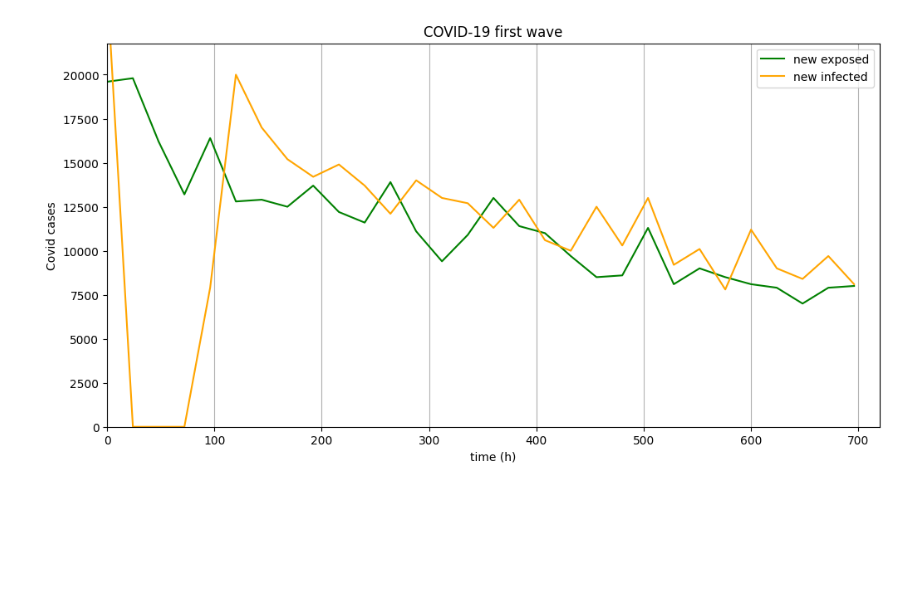
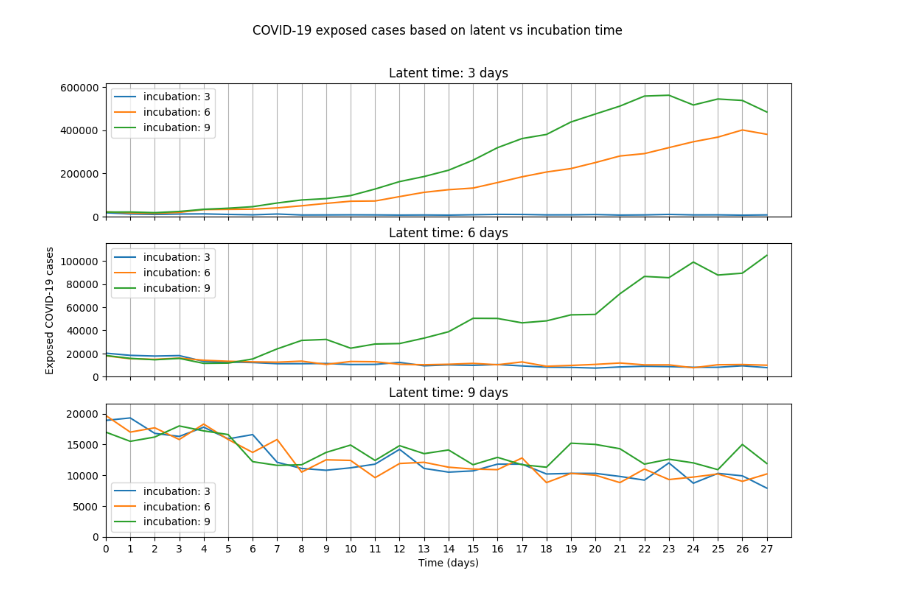
Before and after one commit to larsdekwant/covid-gravity-model, a Jupyter notebook: heatmap.ipynb, the cells around one changed output. Drawn from its saved outputs; the diff is of its cells as text; code cells hidden in the pictures; blank space fills up the shorter version.

Commit message:
create graphs from new results

```diff
--- a/heatmap.ipynb
+++ b/heatmap.ipynb
@@ -54,14 +58,20 @@ def load_data(seed, intervention, latent, incub, infect, run):
     return data
 # %%
 seeds = [3]
-runs = [1]
+runs = [0]
 interventions = ['ref']
+latent_vals = [3,6,9]
+incub_vals = [3,6,9]
+infect_vals = [5]
 
 data_points = []
 for seed in seeds:
     for run in runs:
         for intervention in interventions:
-            data_points.append(load_data(seed, run, intervention))
+            for latent in latent_vals:
+                for incub in incub_vals:
+                    for infect in infect_vals:
+                        data_points.append(load_data(seed, intervention, latent, incub, infect, run))
 
 data_points = list(filter(None, data_points))
 print('Succesfully loaded ' + str(len(data_points)) + ' data points')
@@ -206,30 +220,39 @@ for raw_data in raw_runs_data:
-# %%
-import matplotlib.pyplot as plt
-
-# Recreates figure 2(a) of the paper
-avg_ref_data = [data for data in avg_data_points if data.name=='ref'][0]
-
-fig, ax1 = plt.subplots(figsize=(12, 6))
-
-plt.title('COVID-19 first wave')
-plt.xlabel('time (h)')
-
-ax1.set_ylabel('Covid cases')
-
-x_max = timesteps
-plt.xlim(0, x_max)
-y1_max = np.max(avg_ref_data.new_exposed)
-ax1.set_ylim([0, y1_max * 1.1])
-
-lines = []
-time_range_daily = np.arange(0, x_max, 24)
-ln1 = ax1.plot(time_range_daily, avg_ref_data.new_exposed, label='new exposed', color='green')
-ln2 = ax1.plot(time_range_daily, avg_ref_data.new_infected, label='new infected', color='orange')
-lines = lines + ln1 + ln2
-
-# Print specific date labels on x-axis
-ax1.grid(axis='x')
-ax1.legend(lines, [l.get_label() for l in lines])
-plt.show()
-# %% [output]
-[figure, removed]
+# %%
+import matplotlib.pyplot as plt
+
+# Recreates figure 2(a) of the paper
+latent_plot_data = [[data for data in agg_data_points if data.latent==latent] for latent in latent_vals]
+
+fig, axs = plt.subplots(3, sharex=True, figsize=(12, 8))
+
+fig.suptitle('COVID-19 exposed cases based on latent vs incubation time')
+axs[1].set_ylabel('Exposed COVID-19 cases')
+
+# Setup x-axis range and labels
+x_max = timesteps
+plt.xlim(0, x_max)
+axs[-1].set_xticks(range(0, x_max, 24), labels=range(0, int(x_max/24)))
+axs[-1].set_xlabel('Time (days)')
+
+# Plot all the graphs
+time_range_daily = np.arange(0, x_max, 24)
+for i, plot_data in enumerate(latent_plot_data):
+    lines = []
+
+    # Set correct y-range for each graph
+    y1_max = np.max([point for data in plot_data for point in data.new_exposed])
+    axs[i].set_ylim([0, y1_max * 1.1])
+    axs[i].grid(axis='x')
+    axs[i].set_title('Latent time: ' + str(plot_data[0].latent) + ' days')
+
+    # Plot the actual values
+    for latent_data in plot_data:
+        ln1 = axs[i].plot(time_range_daily, latent_data.new_exposed, label='incubation: ' + str(latent_data.incub))
+        lines = lines + ln1
+
+    # Print specific date labels on x-axis
+    axs[i].legend(lines, [l.get_label() for l in lines])
+
+plt.show()
+# %% [output]
+[figure, added]
```
Also changed, not shown: parts of 4 cells of this notebook.
